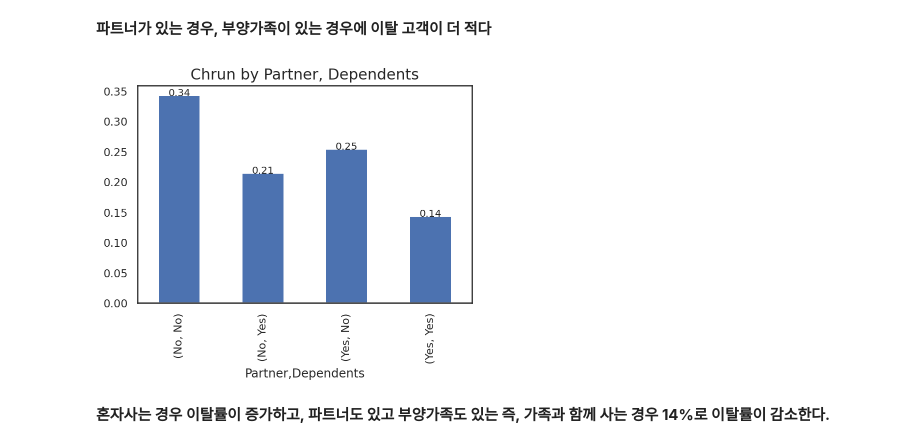
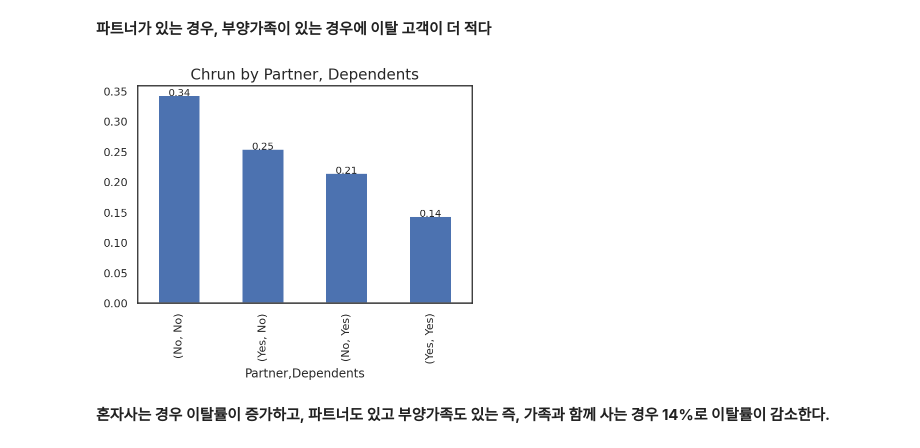
Before and after one commit to maengg/Customer_churn, a Jupyter notebook: Customer_churn.ipynb, the cells around one changed output. Cells and saved outputs as stored; diff of their text form; code cells hidden in the pictures.

```diff
--- a/Customer_churn.ipynb
+++ b/Customer_churn.ipynb
@@ -289,14 +280,14 @@ plt.show()
 # %% [markdown]
 **파트너가 있는 경우, 부양가족이 있는 경우에 이탈 고객이 더 적다**
 # %%
-ax = df.groupby(['Partner', 'Dependents'])['Churn'].mean().plot.bar()
+ax = df.groupby(['Partner', 'Dependents'])['Churn'].mean().sort_values(ascending=False).plot.bar()
 ax.set_title('Chrun by Partner, Dependents', fontsize=15)
 
 for p in ax.patches:
   ax.text(p.get_x()+p.get_width()/2., p.get_height(), f'{p.get_height():.2f}', ha='center', size=10)
 
 plt.show()
 # %% [output]
-[figure, old version]
+[figure, new version]
 # %% [markdown]
 **혼자사는 경우 이탈률이 증가하고, 파트너도 있고 부양가족도 있는 즉, 가족과 함께 사는 경우 14%로 이탈률이 감소한다.**
```
Also changed, not shown: parts of 8 cells of this notebook.
